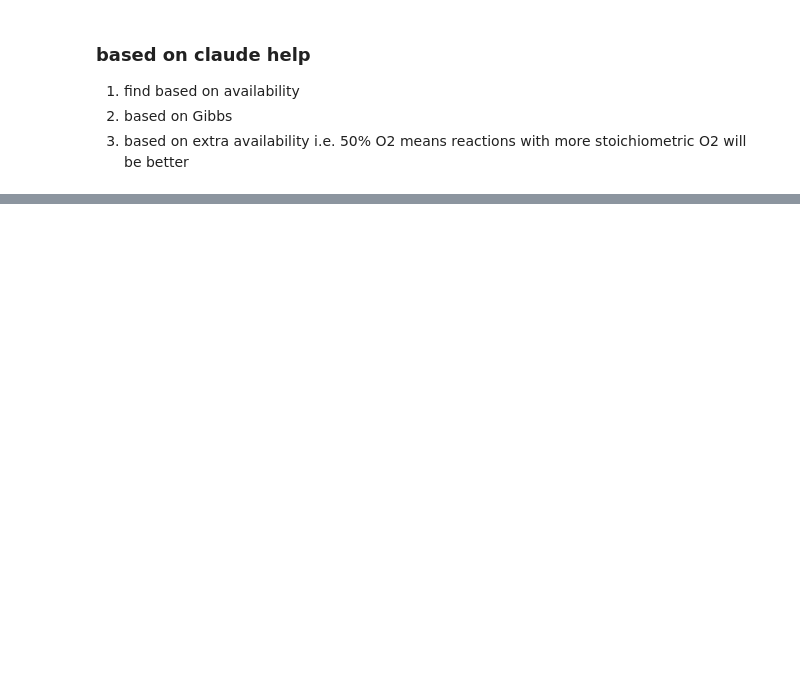
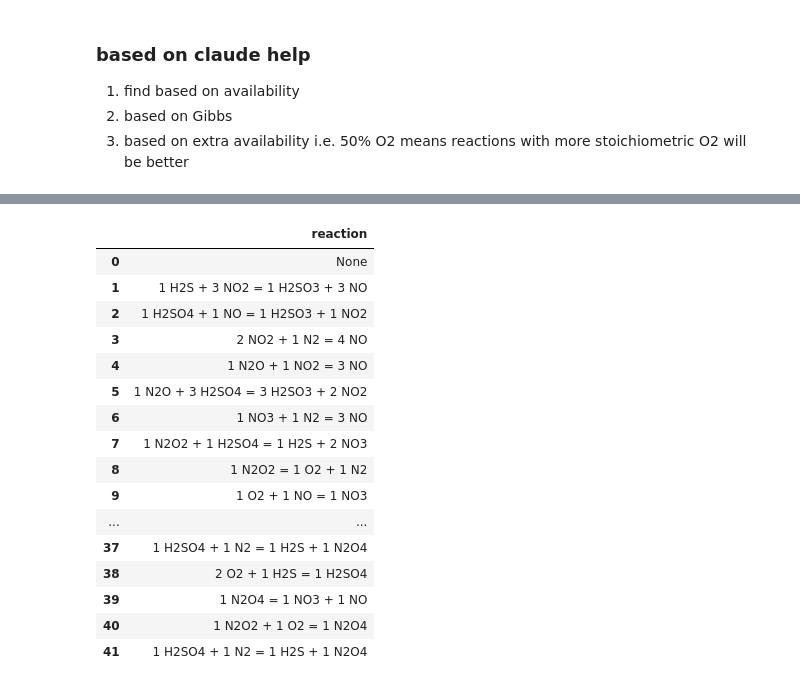
Before and after one commit to badw/arcs, a Jupyter notebook: examples/table_sandbox.ipynb, the cells around one changed output, grey strips where cells are left out. Cells and saved outputs as stored; diff of their text form; code cells hidden in the pictures; blank space fills up the shorter version.

```diff
--- a/examples/table_sandbox.ipynb
+++ b/examples/table_sandbox.ipynb
@@ -166,0 +381,10 @@ np.int64(3)
+# %%
+###make chempy friendly concentrations dictionary
+concs = {"H2O":50,"SO2":1,"NO2":11,"NO":12,"O2":100}
+species = [c for c in ranked.columns if c not in ["G","K"]]
+updated_concs = {}
+for spec in species:
+    try:
+        updated_concs[spec] = concs[spec]
+    except Exception:
+        updated_concs[spec] = 0
@@ -166,0 +454,20 @@ np.int64(3)
+# %%
+pd.DataFrame(reactionstats).T
+# %% [output]
+|  | reaction |
+| 0 | None |
+| 1 | 1 H2S + 3 NO2 = 1 H2SO3 + 3 NO |
+| 2 | 1 H2SO4 + 1 NO = 1 H2SO3 + 1 NO2 |
+| 3 | 2 NO2 + 1 N2 = 4 NO |
+| 4 | 1 N2O + 1 NO2 = 3 NO |
+| 5 | 1 N2O + 3 H2SO4 = 3 H2SO3 + 2 NO2 |
+| 6 | 1 NO3 + 1 N2 = 3 NO |
+| 7 | 1 N2O2 + 1 H2SO4 = 1 H2S + 2 NO3 |
+| 8 | 1 N2O2 = 1 O2 + 1 N2 |
+| 9 | 1 O2 + 1 NO = 1 NO3 |
+| ... | ... |
+| 37 | 1 H2SO4 + 1 N2 = 1 H2S + 1 N2O4 |
+| 38 | 2 O2 + 1 H2S = 1 H2SO4 |
+| 39 | 1 N2O4 = 1 NO3 + 1 NO |
+| 40 | 1 N2O2 + 1 O2 = 1 N2O4 |
+| 41 | 1 H2SO4 + 1 N2 = 1 H2S + 1 N2O4 |
```
Also changed, not shown: parts of 18 cells of this notebook.
